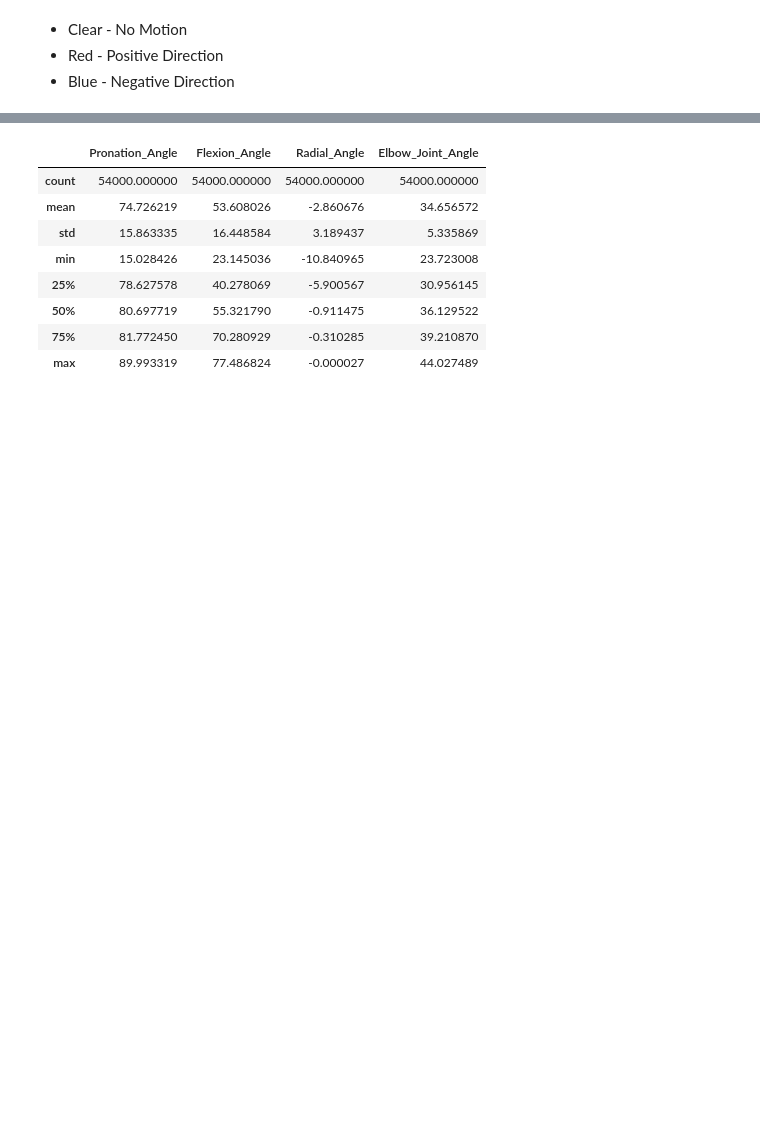
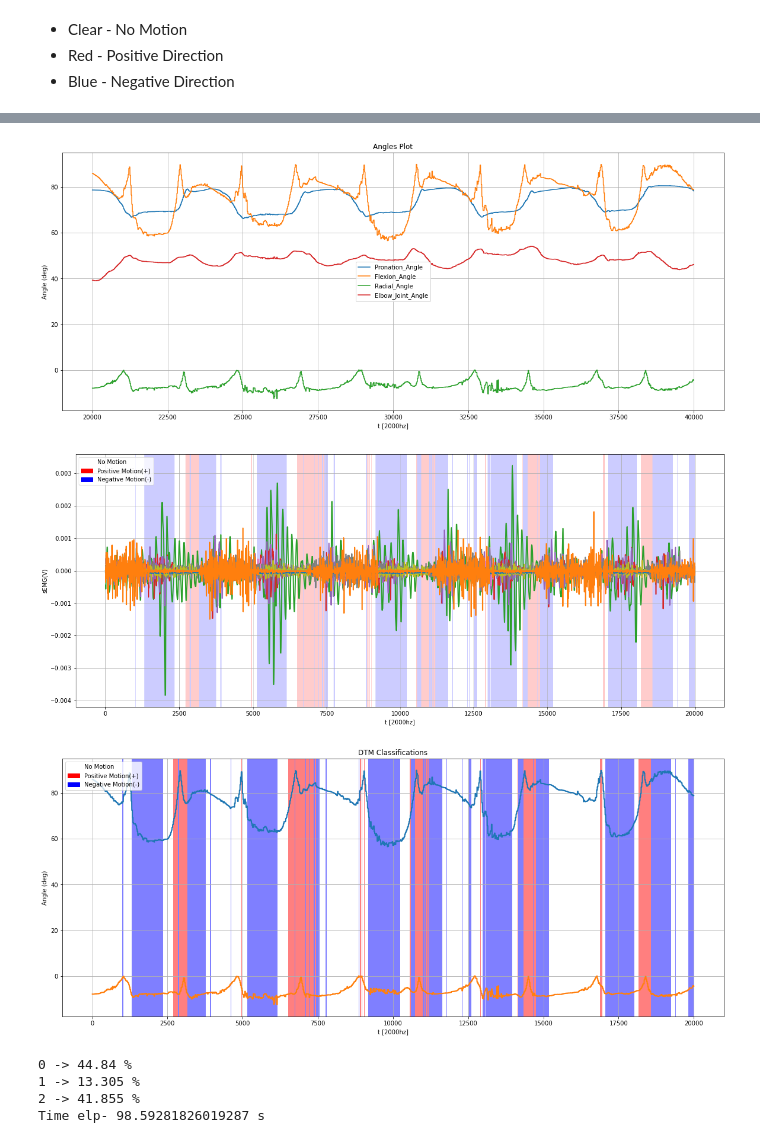
Before and after one commit to fazildgr8/wrist_control_CNN_AWEAR, a Jupyter notebook: wrist_data_analysis.ipynb, the cells around one changed output, grey strips where cells are left out. Saved outputs shown, nothing was run; the diff lists cells and outputs as text; code cells hidden in the pictures; blank space fills up the shorter version.

```diff
--- a/wrist_data_analysis.ipynb
+++ b/wrist_data_analysis.ipynb
@@ -46,13 +46,17 @@ def angles_plot(df,angle_name,window=1000):
             labels.append(2)
 
     i = 0
+    counter = [0,0,0]
 #     for lb in tqdm(labels):
     for lb in labels:
         if lb==0:
+            counter[0]=counter[0]+1
             face = '1'
         if lb==1:
+            counter[1]=counter[1]+1
             face='r'
         if lb==2:
+            counter[2]=counter[2]+1
             face='b'
         plt.axvspan(i, i+1, facecolor=face, alpha=0.5)
         i = i+1
@@ -69,6 +73,8 @@ def angles_plot(df,angle_name,window=1000):
     plt.xlabel('t [2000hz]')
     plt.ylabel('Angle (deg)')
     plt.show()
+    for i in range(3):
+        print(i,'->',counter[i]*100/df.shape[0],'%')
 # %%
 def angles_plot_DTM(df,window=1000):
 
@@ -98,13 +104,17 @@ def angles_plot_DTM(df,window=1000):
             labels.append(2)
 
     i = 0
+    counter = [0,0,0]
 #     for lb in tqdm(labels):
     for lb in labels:
         if lb==0:
+            counter[0]=counter[0]+1
             face = '1'
         if lb==1:
+            counter[1]=counter[1]+1
             face='r'
         if lb==2:
+            counter[2]=counter[2]+1
             face='b'
         plt.axvspan(i, i+1, facecolor=face, alpha=0.5)
         i = i+1
@@ -122,3 +132,5 @@ def angles_plot_DTM(df,window=1000):
     plt.xlabel('t [2000hz]')
     plt.ylabel('Angle (deg)')
     plt.show()
+    for i in range(3):
+        print(i,'->',counter[i]*100/df.shape[0],'%')
@@ -125,3 +224,17 @@ def angles_plot_DTM(df,window=1000):
+# %%
+def compartive_label_plot(df,window,frames=None,typ=1):
+    st = time()
+    if frames!=None:
+        start,end = frames
+        df = Bulb[start:end]
+    angle_df = df[['Pronation_Angle','Flexion_Angle','Radial_Angle','Elbow_Joint_Angle']]
+    angle_df.plot(figsize=(20,8),legend=True,xlabel='t [2000hz]',ylabel='Angle (deg)',grid=True,title='Angles Plot')
+    emg_label_plot(df,window,typ)
+    if(typ==1):
+        angles_plot_DTM(df,window)
+    else:
+        angles_plot(df,'Pronation',window)
+    print('Time elp-',(time()-st),'s')
 # %%
 path = 'Subjects/Fazil/day_04_24_21/'
 trial = '01'
@@ -162,12 +252,0 @@ elp- 151.98681664466858
-# %%
-Hammer[['Pronation_Angle','Flexion_Angle','Radial_Angle','Elbow_Joint_Angle']].describe()
-# %% [output]
-|  | Pronation_Angle | Flexion_Angle | Radial_Angle | Elbow_Joint_Angle |
-| count | 54000.000000 | 54000.000000 | 54000.000000 | 54000.000000 |
-| mean | 74.726219 | 53.608026 | -2.860676 | 34.656572 |
-| std | 15.863335 | 16.448584 | 3.189437 | 5.335869 |
-| min | 15.028426 | 23.145036 | -10.840965 | 23.723008 |
-| 25% | 78.627578 | 40.278069 | -5.900567 | 30.956145 |
-| 50% | 80.697719 | 55.321790 | -0.911475 | 36.129522 |
-| 75% | 81.772450 | 70.280929 | -0.310285 | 39.210870 |
-| max | 89.993319 | 77.486824 | -0.000027 | 44.027489 |
@@ -213,0 +253,10 @@ fig = otha()
+# %%
+compartive_label_plot(Hammer,1000,(20000,40000))
+# %% [output]
+[figure, added]
+[figure, added]
+[figure, added]
+0 -> 44.84 %
+1 -> 13.305 %
+2 -> 41.855 %
+Time elp- 98.59281826019287 s
```
Also changed, not shown: parts of 10 cells of this notebook.
